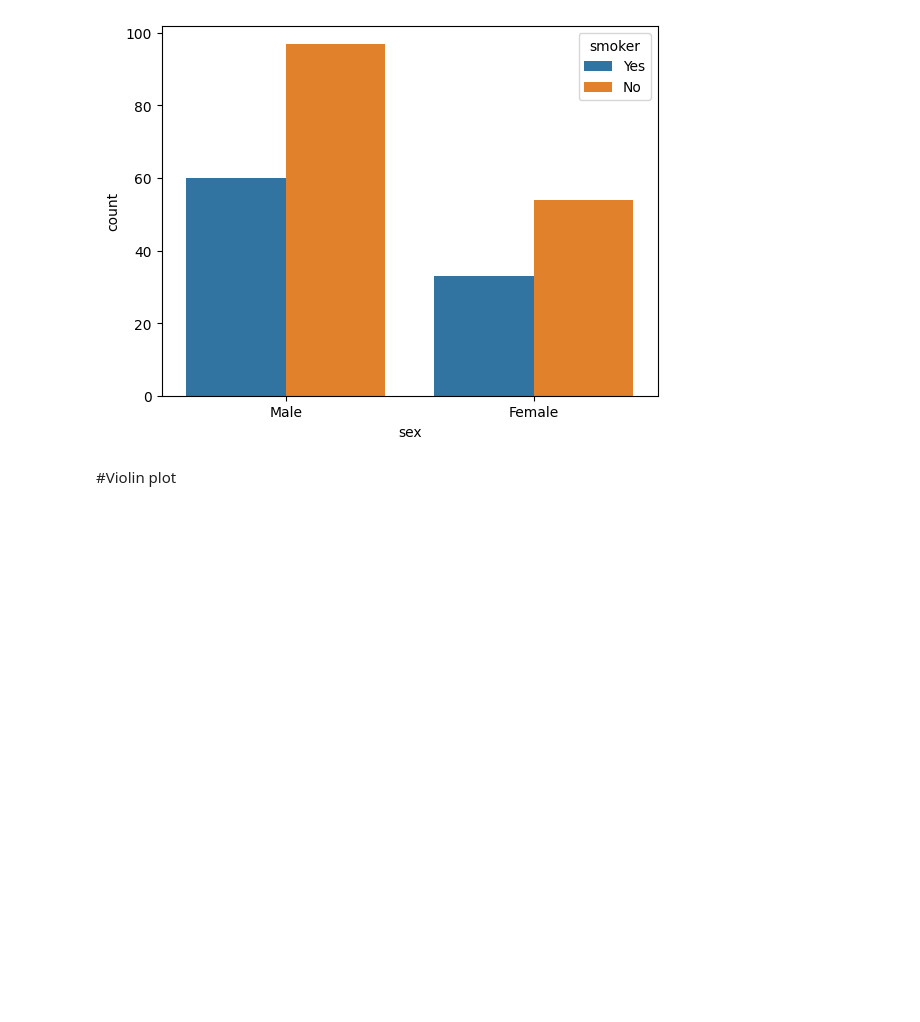
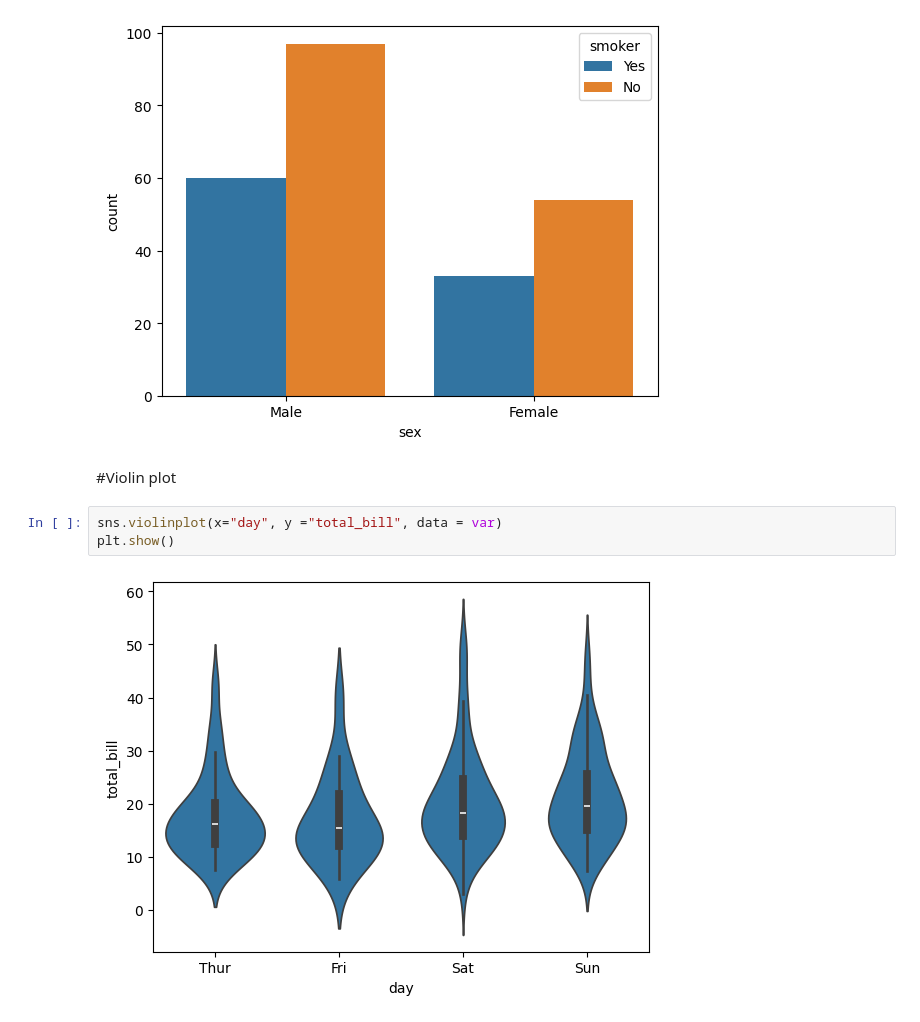
Before and after one commit to ajinkya887/Seaborn-, a Jupyter notebook: Seaborn.ipynb, the cells around one changed output. Drawn from its saved outputs; the diff is of its cells as text; blank space fills up the shorter version.

```diff
--- a/Seaborn.ipynb
+++ b/Seaborn.ipynb
@@ -309,3 +309,8 @@ plt.show()
 [figure]
 # %% [markdown]
 #Violin plot
+# %%
+sns.violinplot(x="day", y ="total_bill", data = var)
+plt.show()
+# %% [output]
+[figure, added]
```
Also changed, not shown: parts of 3 cells of this notebook.
